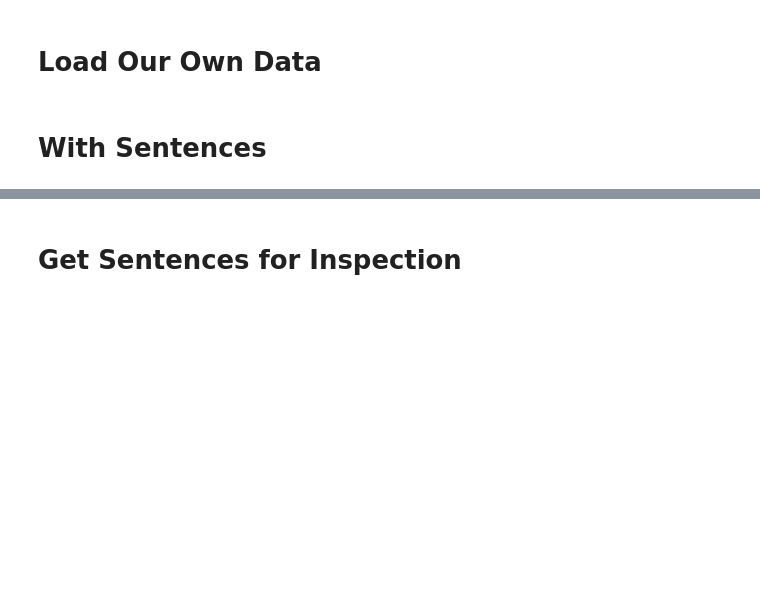
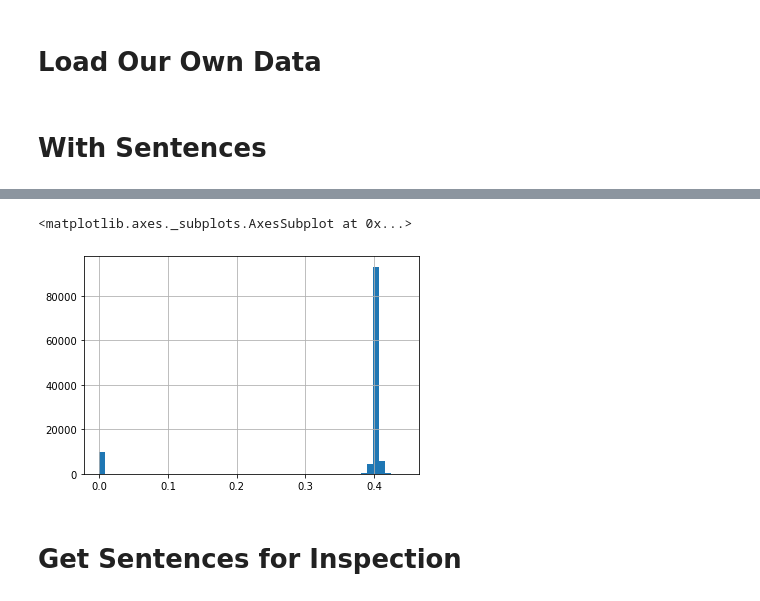
Before and after one commit to alex2awesome/edit-pathways, a Jupyter notebook: notebooks/2021-04-11_spark-nlp.ipynb, the cells around one changed output, grey strips where cells are left out. Saved outputs shown, nothing was run; the diff lists cells and outputs as text; code cells hidden in the pictures; blank space fills up the shorter version.

```diff
--- a/notebooks/2021-04-11_spark-nlp.ipynb
+++ b/notebooks/2021-04-11_spark-nlp.ipynb
@@ -308,3 +440,8 @@ min_sent_dfp = min_sent_df.toPandas()
+# %%
+min_sent_dfp['avg_sentence_distance'].hist(bins=50)#, range=(0, 20))
+# %% [output]
+<matplotlib.axes._subplots.AxesSubplot at 0x...>
+[figure, added]
 # %%
 min_sent_dfp = min_sent_dfp.sort_values(['entry_id', 'version_x', 'version_y', 'sent_idx_x', 'sent_idx_y'])
 # %% [markdown]
```
Also changed, not shown: parts of 52 cells of this notebook.
